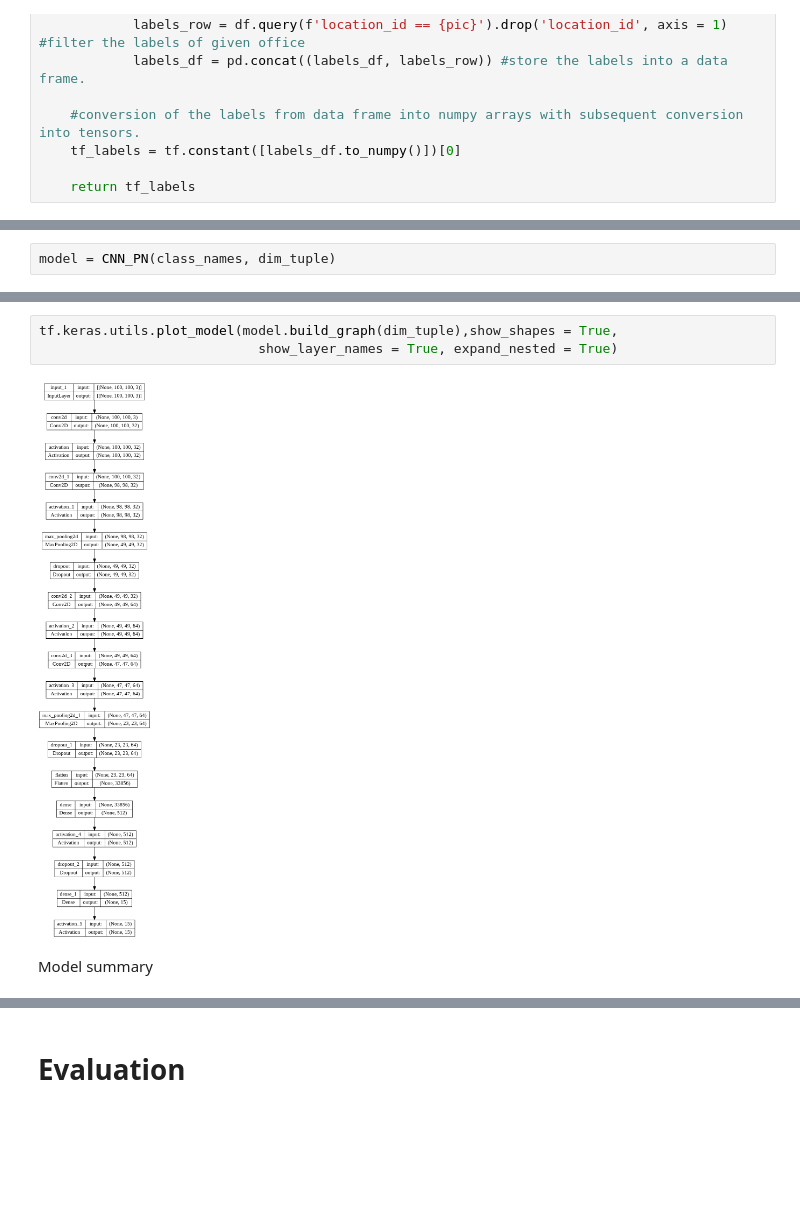
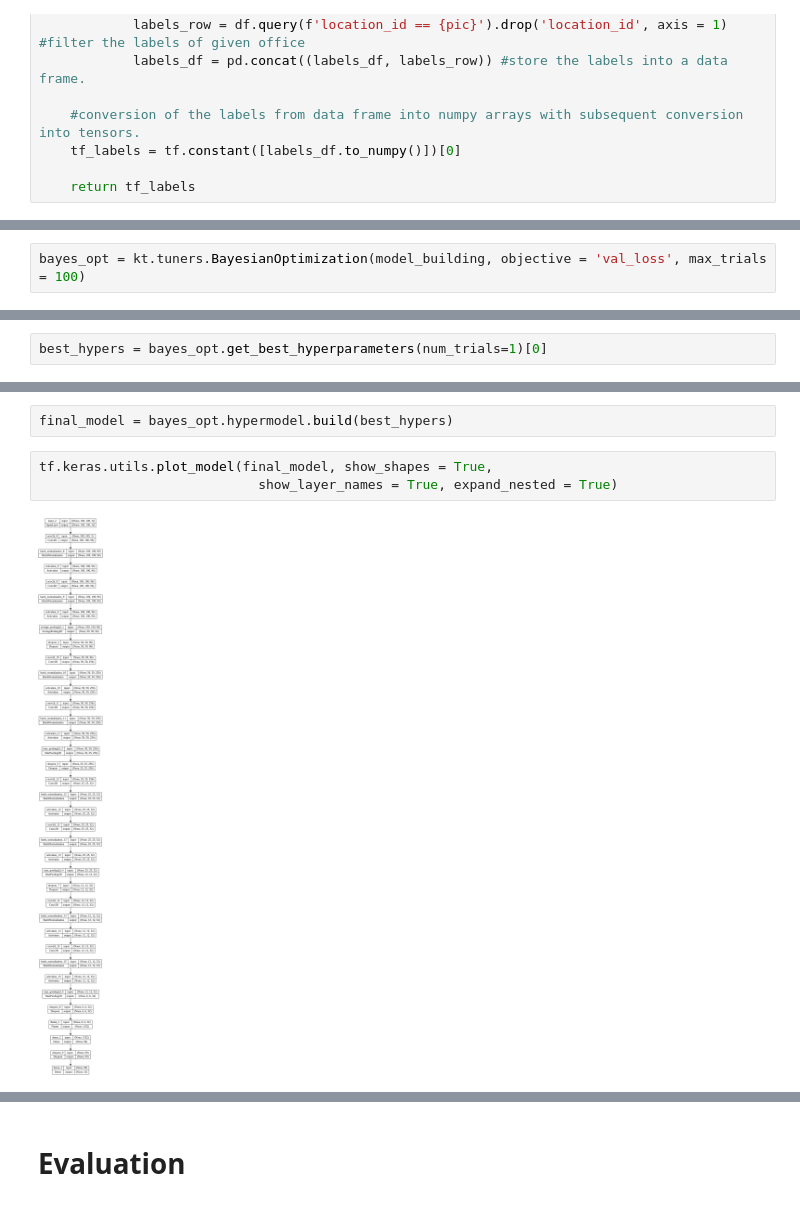
Before and after one commit to petr-ngn/CNN_Real_Estate_Offices_Amenities_Listing, a Jupyter notebook: CNN_Real_Estate_Offices_Properties_Listing.ipynb, the cells around one changed output, grey strips where cells are left out. Drawn from its saved outputs; the diff is of its cells as text; blank space fills up the shorter version.

```diff
--- a/CNN_Real_Estate_Offices_Properties_Listing.ipynb
+++ b/CNN_Real_Estate_Offices_Properties_Listing.ipynb
@@ -283,2 +276,0 @@ Model initialization
-# %%
-model = CNN_PN(class_names, dim_tuple)
@@ -290,0 +321,2 @@ Model visualization
+# %%
+bayes_opt = kt.tuners.BayesianOptimization(model_building, objective = 'val_loss', max_trials = 100)
@@ -290,0 +334,2 @@ Model visualization
+# %%
+best_hypers = bayes_opt.get_best_hyperparameters(num_trials=1)[0]
@@ -291,7 +353,7 @@ Model visualization
+# %%
+final_model = bayes_opt.hypermodel.build(best_hypers)
 # %%
-tf.keras.utils.plot_model(model.build_graph(dim_tuple),show_shapes = True,
+tf.keras.utils.plot_model(final_model, show_shapes = True,
                             show_layer_names = True, expand_nested = True)
 # %% [output]
-[figure, old version]
+[figure, new version]
-# %% [markdown]
-Model summary
```
Also changed, not shown: parts of 58 cells of this notebook.
